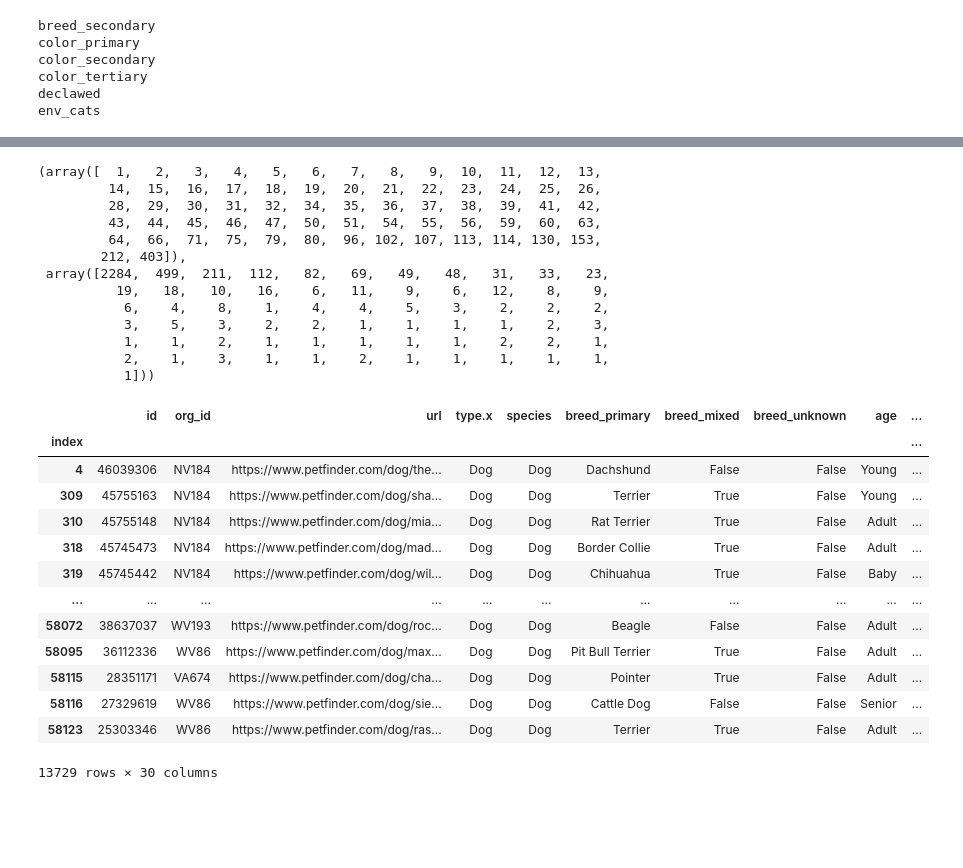
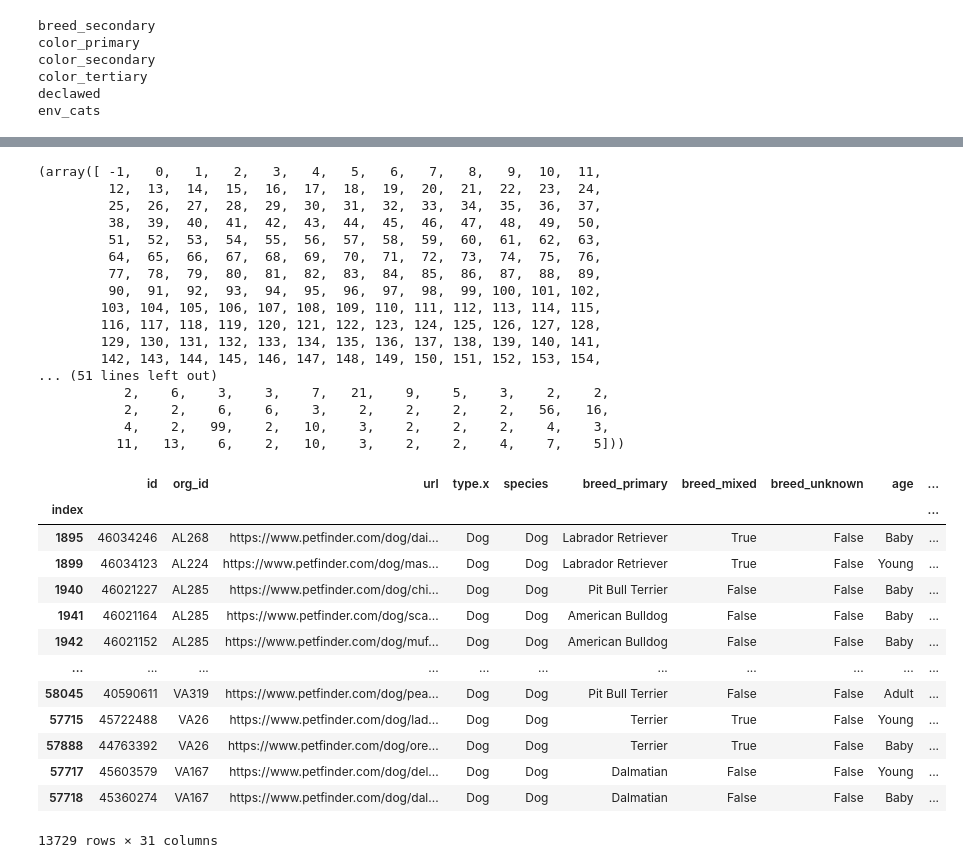
Before and after one commit to chrico-bu-uab/gower, a Jupyter notebook: examples.ipynb, the cells around one changed output, grey strips where cells are left out. Saved outputs shown, nothing was run; the diff lists cells and outputs as text; code cells hidden in the pictures; blank space fills up the shorter version.

```diff
--- a/examples.ipynb
+++ b/examples.ipynb
@@ -134,39 +134,44 @@ pd.DataFrame(matrix).describe()
 # %%
 from sklearn.cluster import DBSCAN
 
-dbscan = DBSCAN(eps=0.016, min_samples=1, metric="precomputed")
+dbscan = DBSCAN(eps=0.21, min_samples=2, metric="precomputed")
 dd["gower_dbscan"] = dbscan.fit_predict(matrix)
 # %%
-_, counts = np.unique(dd["gower_dbscan"], return_counts=True)
-np.unique(counts, return_counts=True)
+np.unique(dd["gower_dbscan"], return_counts=True)
 # %% [output]
-(array([  1,   2,   3,   4,   5,   6,   7,   8,   9,  10,  11,  12,  13,
-         14,  15,  16,  17,  18,  19,  20,  21,  22,  23,  24,  25,  26,
-         28,  29,  30,  31,  32,  34,  35,  36,  37,  38,  39,  41,  42,
-         43,  44,  45,  46,  47,  50,  51,  54,  55,  56,  59,  60,  63,
-         64,  66,  71,  75,  79,  80,  96, 102, 107, 113, 114, 130, 153,
-        212, 403]),
- array([2284,  499,  211,  112,   82,   69,   49,   48,   31,   33,   23,
-          19,   18,   10,   16,    6,   11,    9,    6,   12,    8,    9,
-           6,    4,    8,    1,    4,    4,    5,    3,    2,    2,    2,
-           3,    5,    3,    2,    2,    1,    1,    1,    1,    2,    3,
-           1,    1,    2,    1,    1,    1,    1,    1,    2,    2,    1,
-           2,    1,    3,    1,    1,    2,    1,    1,    1,    1,    1,
-           1]))
+(array([ -1,   0,   1,   2,   3,   4,   5,   6,   7,   8,   9,  10,  11,
+         12,  13,  14,  15,  16,  17,  18,  19,  20,  21,  22,  23,  24,
+         25,  26,  27,  28,  29,  30,  31,  32,  33,  34,  35,  36,  37,
+         38,  39,  40,  41,  42,  43,  44,  45,  46,  47,  48,  49,  50,
+         51,  52,  53,  54,  55,  56,  57,  58,  59,  60,  61,  62,  63,
+         64,  65,  66,  67,  68,  69,  70,  71,  72,  73,  74,  75,  76,
+         77,  78,  79,  80,  81,  82,  83,  84,  85,  86,  87,  88,  89,
+         90,  91,  92,  93,  94,  95,  96,  97,  98,  99, 100, 101, 102,
+        103, 104, 105, 106, 107, 108, 109, 110, 111, 112, 113, 114, 115,
+        116, 117, 118, 119, 120, 121, 122, 123, 124, 125, 126, 127, 128,
+        129, 130, 131, 132, 133, 134, 135, 136, 137, 138, 139, 140, 141,
+        142, 143, 144, 145, 146, 147, 148, 149, 150, 151, 152, 153, 154,
+... (51 lines left out)
+           2,    6,    3,    3,    7,   21,    9,    5,    3,    2,    2,
+           2,    2,    6,    6,    3,    2,    2,    2,    2,   56,   16,
+           4,    2,   99,    2,   10,    3,    2,    2,    2,    4,    3,
+          11,   13,    6,    2,   10,    3,    2,    2,    4,    7,    5]))
-# %%
-dd.sort_values("gower_dbscan")
-# %% [output]
-|  | id | org_id | url | type.x | species | breed_primary | breed_mixed | breed_unknown | age | ... |
-| index |  |  |  |  |  |  |  |  |  | ... |
-| 4 | 46039306 | NV184 | https://www.petfinder.com/dog/the... | Dog | Dog | Dachshund | False | False | Young | ... |
-| 309 | 45755163 | NV184 | https://www.petfinder.com/dog/sha... | Dog | Dog | Terrier | True | False | Young | ... |
-| 310 | 45755148 | NV184 | https://www.petfinder.com/dog/mia... | Dog | Dog | Rat Terrier | True | False | Adult | ... |
-| 318 | 45745473 | NV184 | https://www.petfinder.com/dog/mad... | Dog | Dog | Border Collie | True | False | Adult | ... |
-| 319 | 45745442 | NV184 | https://www.petfinder.com/dog/wil... | Dog | Dog | Chihuahua | True | False | Baby | ... |
-| ... | ... | ... | ... | ... | ... | ... | ... | ... | ... | ... |
-| 58072 | 38637037 | WV193 | https://www.petfinder.com/dog/roc... | Dog | Dog | Beagle | False | False | Adult | ... |
-| 58095 | 36112336 | WV86 | https://www.petfinder.com/dog/max... | Dog | Dog | Pit Bull Terrier | True | False | Adult | ... |
-| 58115 | 28351171 | VA674 | https://www.petfinder.com/dog/cha... | Dog | Dog | Pointer | True | False | Adult | ... |
-| 58116 | 27329619 | WV86 | https://www.petfinder.com/dog/sie... | Dog | Dog | Cattle Dog | False | False | Senior | ... |
-| 58123 | 25303346 | WV86 | https://www.petfinder.com/dog/ras... | Dog | Dog | Terrier | True | False | Adult | ... |
-13729 rows × 30 columns
+# %%
+dd["label_count"] = dd.groupby("gower_dbscan").transform("count").iloc[:, 0]
+dd.sort_values(["label_count", "gower_dbscan"], ascending=[False, True], inplace=True)
+dd
+# %% [output]
+|  | id | org_id | url | type.x | species | breed_primary | breed_mixed | breed_unknown | age | ... |
+| index |  |  |  |  |  |  |  |  |  | ... |
+| 1895 | 46034246 | AL268 | https://www.petfinder.com/dog/dai... | Dog | Dog | Labrador Retriever | True | False | Baby | ... |
+| 1899 | 46034123 | AL224 | https://www.petfinder.com/dog/mas... | Dog | Dog | Labrador Retriever | True | False | Young | ... |
+| 1940 | 46021227 | AL285 | https://www.petfinder.com/dog/chi... | Dog | Dog | Pit Bull Terrier | False | False | Baby | ... |
+| 1941 | 46021164 | AL285 | https://www.petfinder.com/dog/sca... | Dog | Dog | American Bulldog | False | False | Baby | ... |
+| 1942 | 46021152 | AL285 | https://www.petfinder.com/dog/muf... | Dog | Dog | American Bulldog | False | False | Baby | ... |
+| ... | ... | ... | ... | ... | ... | ... | ... | ... | ... | ... |
+| 58045 | 40590611 | VA319 | https://www.petfinder.com/dog/pea... | Dog | Dog | Pit Bull Terrier | False | False | Adult | ... |
+| 57715 | 45722488 | VA26 | https://www.petfinder.com/dog/lad... | Dog | Dog | Terrier | True | False | Young | ... |
+| 57888 | 44763392 | VA26 | https://www.petfinder.com/dog/ore... | Dog | Dog | Terrier | True | False | Baby | ... |
+| 57717 | 45603579 | VA167 | https://www.petfinder.com/dog/del... | Dog | Dog | Dalmatian | False | False | Young | ... |
+| 57718 | 45360274 | VA167 | https://www.petfinder.com/dog/dal... | Dog | Dog | Dalmatian | False | False | Baby | ... |
+13729 rows × 31 columns
```
Also changed, not shown: parts of 4 cells of this notebook, 4 other files.
